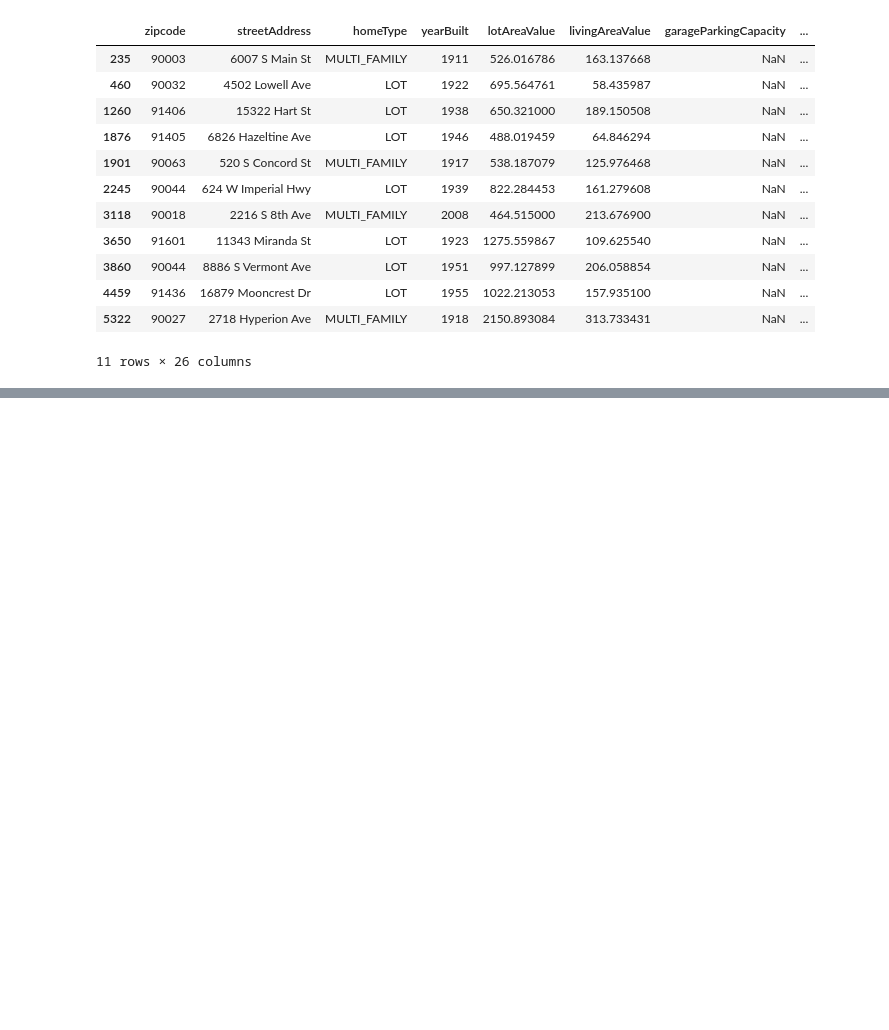
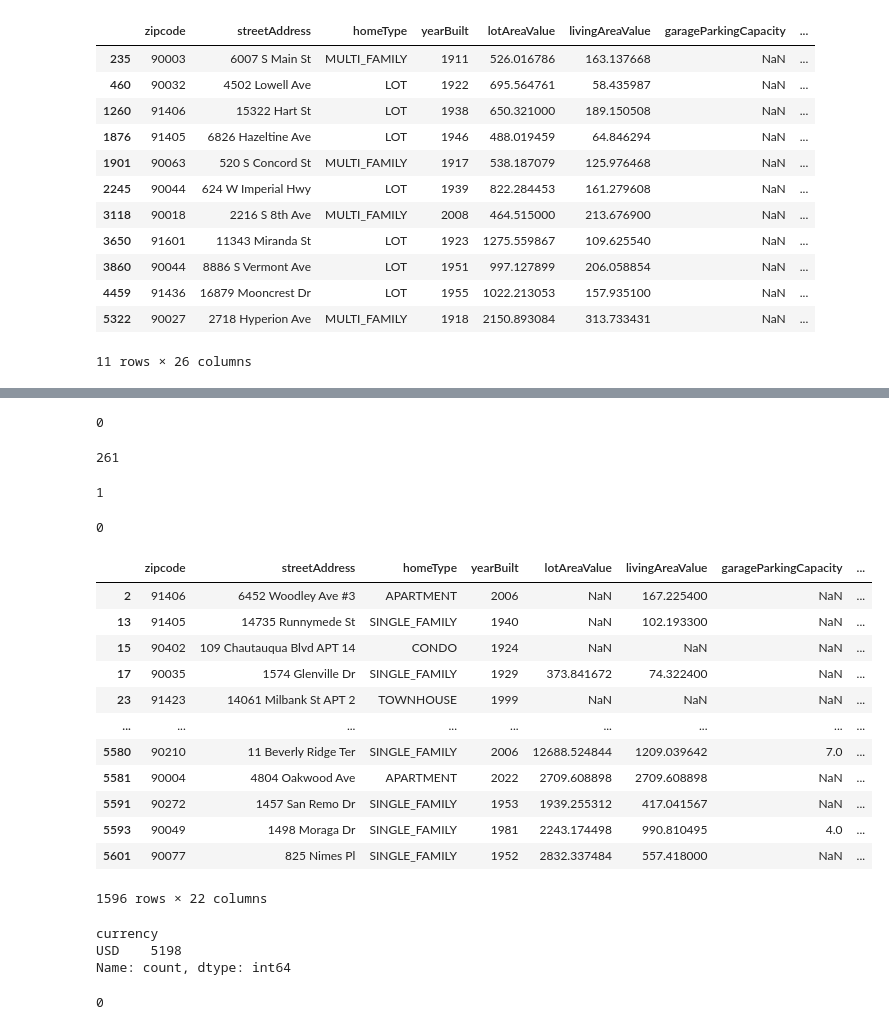
Before and after one commit to MAmin-y/House-price-analysis-and-prediction-LA-2024, a Jupyter notebook: analysis.ipynb, the cells around one changed output, grey strips where cells are left out. Saved outputs shown, nothing was run; the diff lists cells and outputs as text; code cells hidden in the pictures; blank space fills up the shorter version.

```diff
--- a/analysis.ipynb
+++ b/analysis.ipynb
@@ -526,0 +808,3 @@ df[df["bathrooms"] == 0]
+# %%
+#convert all non-empty fireplaceFeatures to 1
+df['fireplaceFeatures'] = df['fireplaceFeatures'].apply(lambda x: 1 if len(x) > 0 else 0)
@@ -526,0 +818,2 @@ df[df["bathrooms"] == 0]
+# %%
+df.drop(columns=["sewer"], inplace=True)
@@ -526,0 +840,2 @@ df[df["bathrooms"] == 0]
+# %%
+df.drop(columns=["roofType"], inplace=True)
@@ -526,0 +858,3 @@ df[df["bathrooms"] == 0]
+# %%
+#fill null taxAssessedValue with median
+df["taxAssessedValue"].fillna(df["taxAssessedValue"].median(), inplace=True)
@@ -526,0 +868,32 @@ df[df["bathrooms"] == 0]
+# %%
+df["taxAssessedValue"].isna().sum()
+# %% [output]
+0
+# %%
+df["zestimate"].isna().sum()
+# %% [output]
+261
+# %%
+df["rentZestimate"].isna().sum()
+# %% [output]
+1
+# %%
+df["sold-history"].isna().sum()
+# %% [output]
+0
+# %%
+df[df["sold-history"]=="[]"]
+# %% [output]
+|  | zipcode | streetAddress | homeType | yearBuilt | lotAreaValue | livingAreaValue | garageParkingCapacity | ... |
+| 2 | 91406 | 6452 Woodley Ave #3 | APARTMENT | 2006 | NaN | 167.225400 | NaN | ... |
+| 13 | 91405 | 14735 Runnymede St | SINGLE_FAMILY | 1940 | NaN | 102.193300 | NaN | ... |
+| 15 | 90402 | 109 Chautauqua Blvd APT 14 | CONDO | 1924 | NaN | NaN | NaN | ... |
+| 17 | 90035 | 1574 Glenville Dr | SINGLE_FAMILY | 1929 | 373.841672 | 74.322400 | NaN | ... |
+| 23 | 91423 | 14061 Milbank St APT 2 | TOWNHOUSE | 1999 | NaN | NaN | NaN | ... |
+| ... | ... | ... | ... | ... | ... | ... | ... | ... |
+| 5580 | 90210 | 11 Beverly Ridge Ter | SINGLE_FAMILY | 2006 | 12688.524844 | 1209.039642 | 7.0 | ... |
+| 5581 | 90004 | 4804 Oakwood Ave | APARTMENT | 2022 | 2709.608898 | 2709.608898 | NaN | ... |
+| 5591 | 90272 | 1457 San Remo Dr | SINGLE_FAMILY | 1953 | 1939.255312 | 417.041567 | NaN | ... |
+| 5593 | 90049 | 1498 Moraga Dr | SINGLE_FAMILY | 1981 | 2243.174498 | 990.810495 | 4.0 | ... |
+| 5601 | 90077 | 825 Nimes Pl | SINGLE_FAMILY | 1952 | 2832.337484 | 557.418000 | NaN | ... |
+1596 rows × 22 columns
@@ -526,0 +905,6 @@ df[df["bathrooms"] == 0]
+# %%
+df["currency"].value_counts()
+# %% [output]
+currency
+USD    5198
+Name: count, dtype: int64
@@ -526,0 +913,4 @@ df[df["bathrooms"] == 0]
+# %%
+df["price"].isna().sum()
+# %% [output]
+0
```
Also changed, not shown: parts of 45 cells of this notebook.
